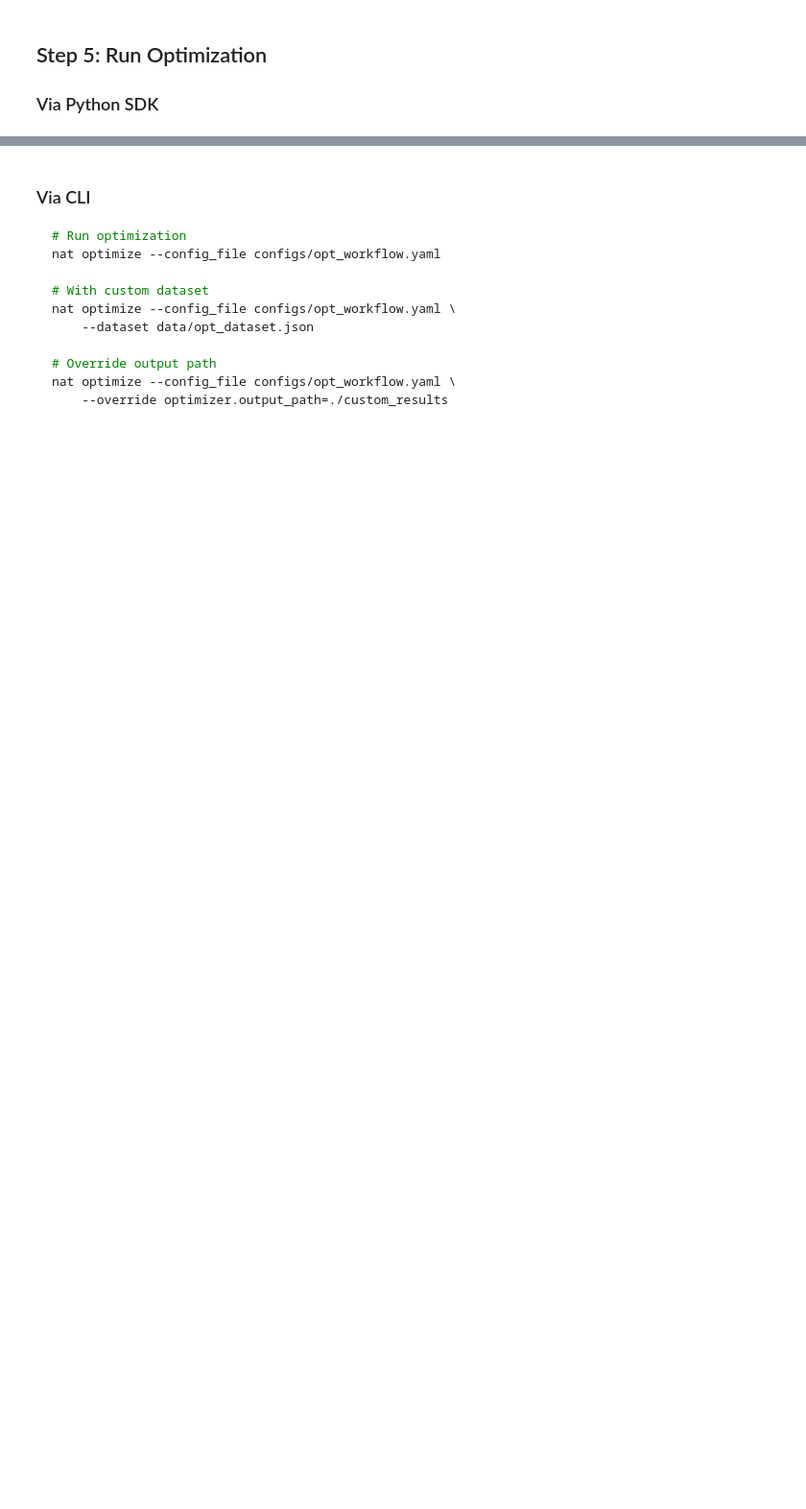
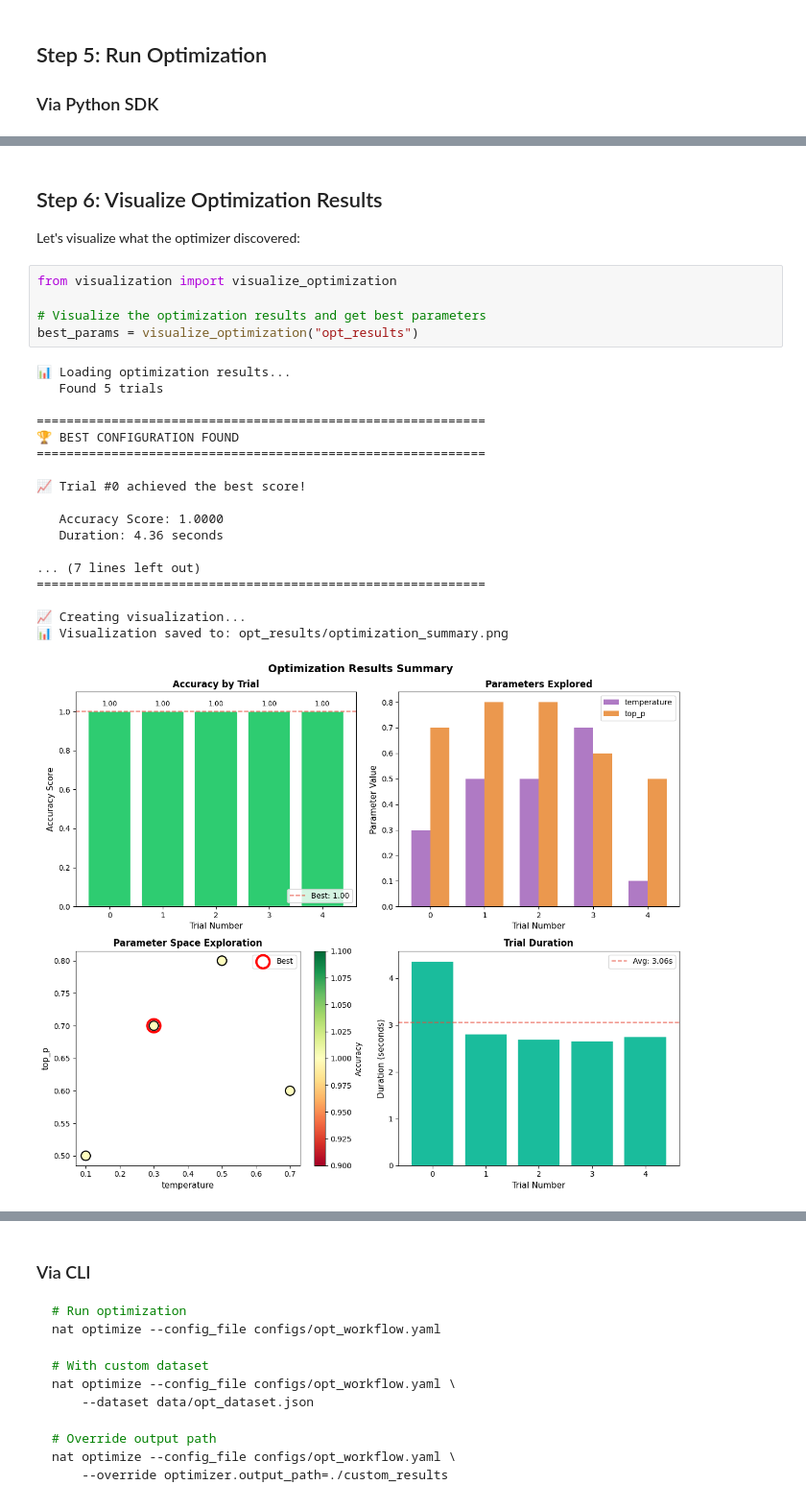
Before and after one commit to pastorsj/NeMo-Agent-Toolkit, a Jupyter notebook: examples/notebooks/sdk/11_optimization.ipynb, the cells around one changed output, grey strips where cells are left out. Shown at 96% size. Saved outputs shown, nothing was run; the diff lists cells and outputs as text; blank space fills up the shorter version.

```diff
--- a/examples/notebooks/sdk/11_optimization.ipynb
+++ b/examples/notebooks/sdk/11_optimization.ipynb
@@ -208,0 +281,28 @@ with open(config_path) as f:
+# %% [markdown]
+## Step 6: Visualize Optimization Results
+
+Let's visualize what the optimizer discovered:
+# %%
+from visualization import visualize_optimization
+
+# Visualize the optimization results and get best parameters
+best_params = visualize_optimization("opt_results")
+# %% [output]
+📊 Loading optimization results...
+   Found 5 trials
+
+============================================================
+🏆 BEST CONFIGURATION FOUND
+============================================================
+
+📈 Trial #0 achieved the best score!
+
+   Accuracy Score: 1.0000
+   Duration: 4.36 seconds
+
+... (7 lines left out)
+============================================================
+
+📈 Creating visualization...
+📊 Visualization saved to: opt_results/optimization_summary.png
+[figure, added]
```
Also changed, not shown: parts of 14 cells of this notebook, 17 other files.
